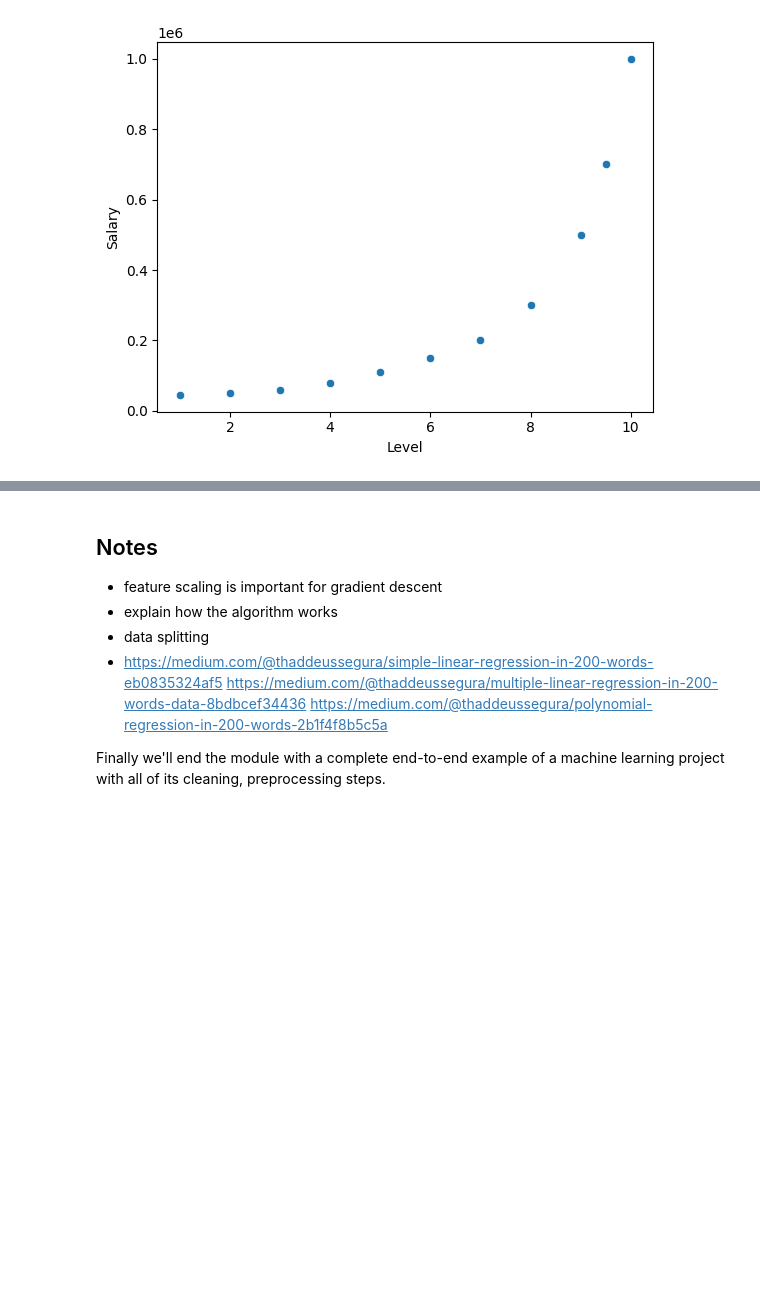
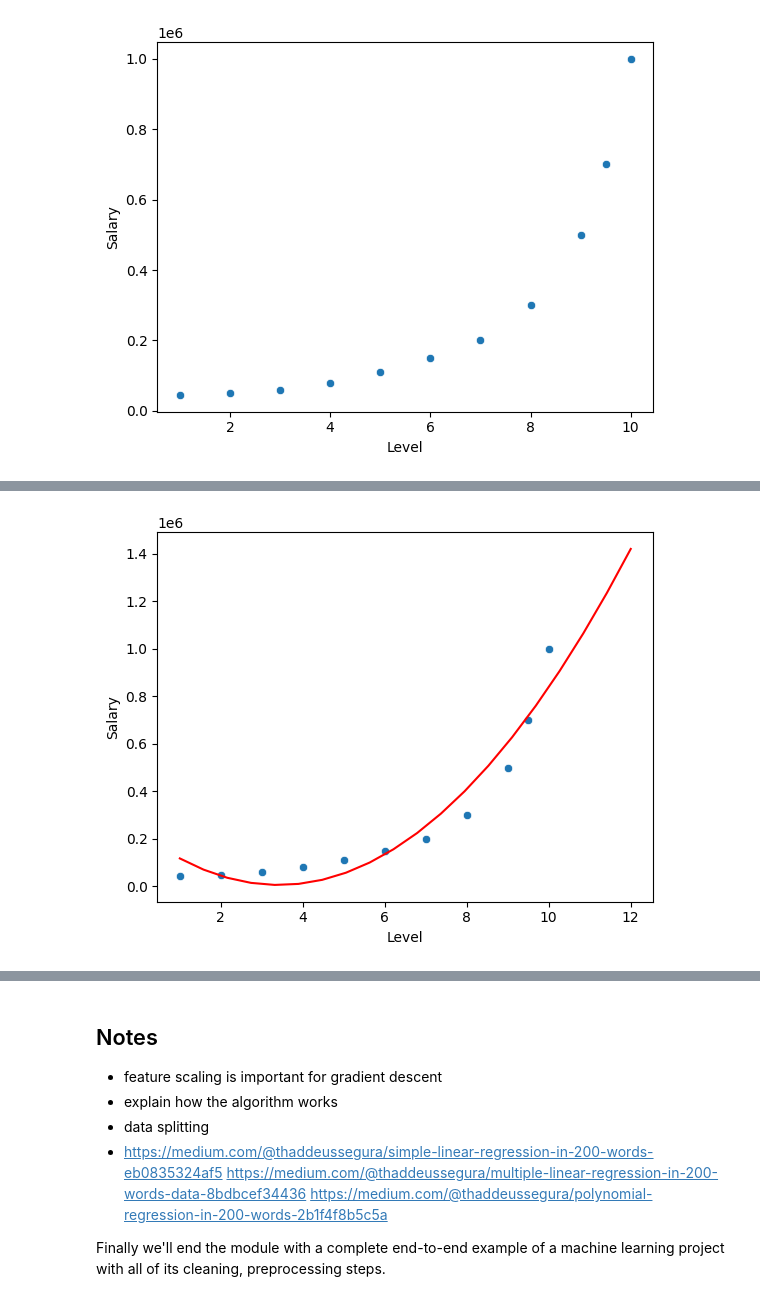
Before and after one commit to IT4063C/IT4063C.github.io, a Jupyter notebook: content/course-notes/9.ml-regression/transcript.ipynb, the cells around one changed output, grey strips where cells are left out. Drawn from its saved outputs; the diff is of its cells as text; code cells hidden in the pictures; blank space fills up the shorter version.

```diff
--- a/content/course-notes/9.ml-regression/transcript.ipynb
+++ b/content/course-notes/9.ml-regression/transcript.ipynb
@@ -766,0 +822,24 @@ plt.show()
+# %%
+from sklearn.preprocessing import PolynomialFeatures
+
+poly = PolynomialFeatures(degree=2)
+poly_X= poly.fit_transform(income2_df[['Level']])
+poly_X.shape
+polynomial_income2_model = LinearRegression()
+polynomial_income2_model.fit(poly_X, income2_df['Salary'])
+
+sns.scatterplot(x='Level', y='Salary', data=income2_df)
+
+x = np.linspace(1, 12, 20)
+y = polynomial_income2_model.predict(poly.fit_transform(x.reshape(-1,1)))
+y_ = income2_model.coef_[0]*income2_df['Level'] + income2_model.intercept_
+
+residuals = (y_ - income2_df['Salary'])**2
+SE = np.sum(residuals)
+MSE = np.mean(residuals)
+
+plt.plot(x,y, label=f'y= {income_model.intercept_} + {income_model.coef_[0]}x', color='red')
+
+plt.show()
+# %% [output]
+[figure, added]
```
Also changed, not shown: parts of 12 cells of this notebook, 13 other files.
